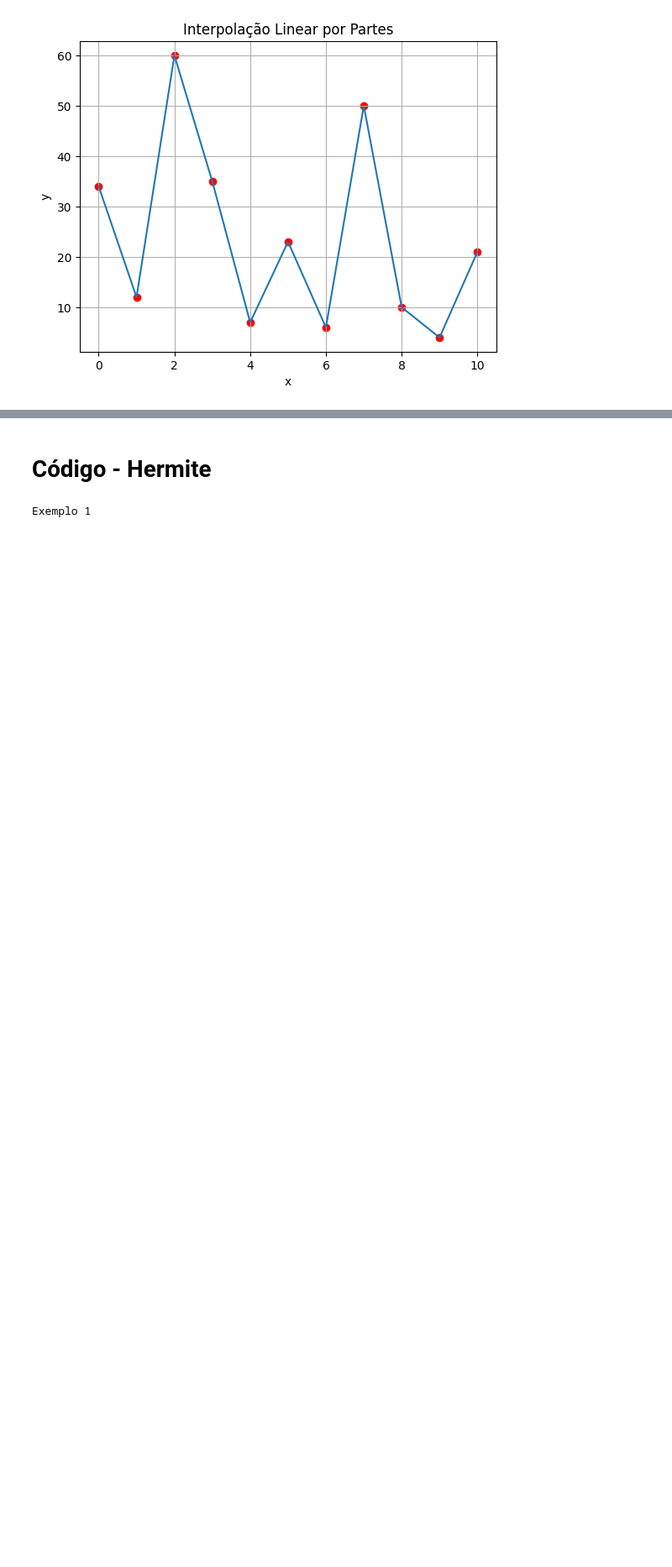
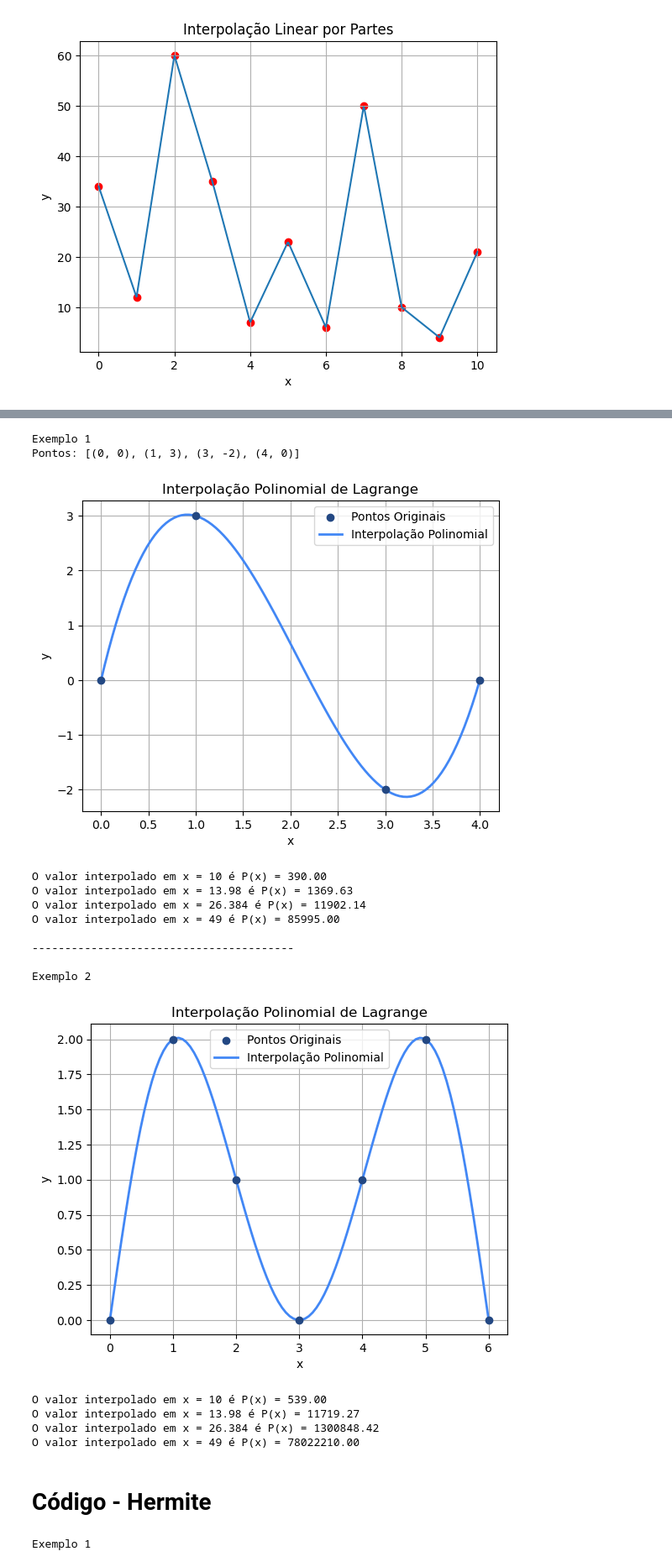
Before and after one commit to vrsmic/CB2325NumericaG1, a Jupyter notebook: src/CB2325NumericaG1/interpolacao/interpolacao.ipynb, the cells around one changed output, grey strips where cells are left out. Shown at 84% size. Saved outputs shown, nothing was run; the diff lists cells and outputs as text; code cells hidden in the pictures; blank space fills up the shorter version.

Commit message:
ajustes na plotagem, exemplos e error handling
coloquei mais opções pro usuário personalizar a plotagem, melhorei as docstrings e inseri o exemplos no jupyter notebook.

```diff
--- a/src/CB2325NumericaG1/interpolacao/interpolacao.ipynb
+++ b/src/CB2325NumericaG1/interpolacao/interpolacao.ipynb
@@ -185,3 +378,49 @@ Segue abaixo as coordenadas x e y dos pontos do exemplo 2
+# %%
+# testes
+
+print("Exemplo 1")
+
+x = [0, 1, 3, 4]
+y = [0, 3, -2, 0]
+
+print(f"Pontos: {[(x_val, y_val) for x_val, y_val in zip(x, y)]}")
+
+p = poly_interp(x, y, plot=True)
+
+pontos_exemplo1 = [10, 13.98, 26.384, 49]
+
+for num in pontos_exemplo1:
+    print(f"O valor interpolado em x = {num} é P(x) = {p(num):.2f}")
+
+print('\n', '-'*40, '\n', sep='')
+print("Exemplo 2")
+
+x = [0, 1, 2, 3, 4, 5, 6]
+y = [0, 2, 1, 0, 1, 2, 0]
+
+p = poly_interp(x, y, plot=True)
+
+pontos_exemplo2 = [29.643, 18.57, 47.15, 93.6, 45.3, 25.332, 2.1]
+
+for num in pontos_exemplo1:
+    print(f"O valor interpolado em x = {num} é P(x) = {p(num):.2f}")
+# %% [output]
+Exemplo 1
+Pontos: [(0, 0), (1, 3), (3, -2), (4, 0)]
+[figure, added]
+O valor interpolado em x = 10 é P(x) = 390.00
+O valor interpolado em x = 13.98 é P(x) = 1369.63
+O valor interpolado em x = 26.384 é P(x) = 11902.14
+O valor interpolado em x = 49 é P(x) = 85995.00
+
+----------------------------------------
+
+Exemplo 2
+[figure, added]
+O valor interpolado em x = 10 é P(x) = 539.00
+O valor interpolado em x = 13.98 é P(x) = 11719.27
+O valor interpolado em x = 26.384 é P(x) = 1300848.42
+O valor interpolado em x = 49 é P(x) = 78022210.00
 # %% [markdown]
 # Código - Hermite
 # %%
```
Also changed, not shown: parts of 3 cells of this notebook, 1 other file.
